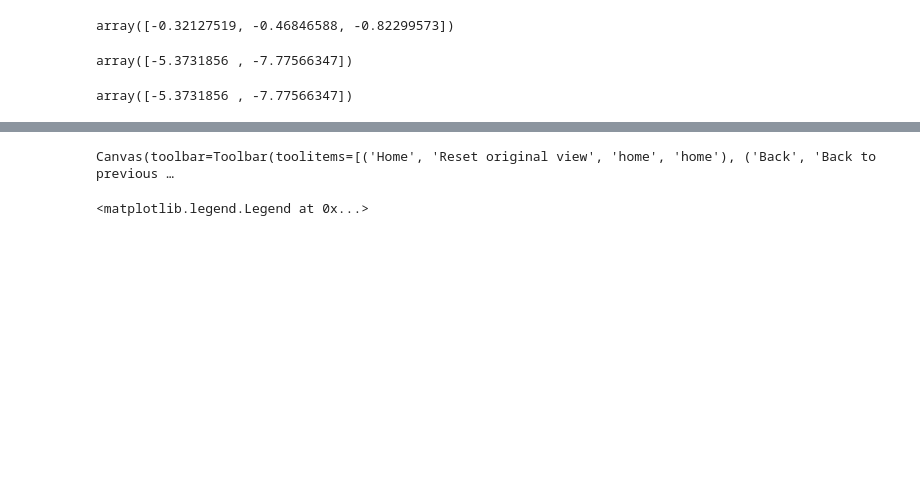
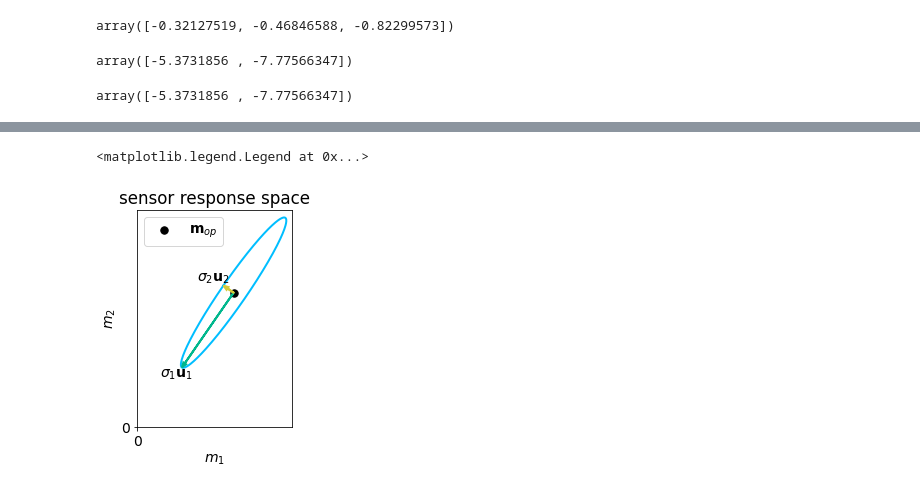
Before and after one commit to SimonEnsemble/unresponsive_directions_in_sensors, a Jupyter notebook: toy_mapping.ipynb, the cells around one changed output, grey strips where cells are left out. Cells and saved outputs as stored; diff of their text form; code cells hidden in the pictures; blank space fills up the shorter version.

```diff
--- a/toy_mapping.ipynb
+++ b/toy_mapping.ipynb
@@ -120,28 +120,28 @@ array([ 1.06248599,  0.92657691,  0.79007787,  0.65307579,  0.51565789,
 # %%
-def sketch_vector(x0, x, label=None, dx_mag=0.1):
-    plt.arrow(x0[0], x0[1], x[0], x[1], color="k", head_width=0.5, length_includes_head=True, lw=2)
+def sketch_vector(x0, x, label=None, dx_mag=0.1, color="k"):
+    plt.arrow(x0[0], x0[1], x[0], x[1], color=color, head_width=0.35, length_includes_head=True, lw=2)
     dx = dx_mag * x / np.linalg.norm(x)
     plt.text(x0[0] + x[0] + dx[0], x0[1] + x[1] + dx[1], label, ha="center", va="center")
 # %%
 m_op = np.array([10, 14])
 fig, ax = plt.subplots()
 plt.scatter(m_op[0], m_op[1], label="$\mathbf{m}_{op}$", color="k", s=55)
 plt.plot(x+m_op[0], y+m_op[1], color=cool_colors["blue"], zorder=0, lw=2)
 ax.set(xlabel="$m_1$", ylabel="$m_2$", title="sensor response space", xticks=[0], yticks=[0])
-sketch_vector(m_op, sigmas[0] * u1, label="$\sigma_1\mathbf{u}_1$", dx_mag=0.95)
-sketch_vector(m_op, sigmas[1] * u2, label="$\sigma_2\mathbf{u}_2$", dx_mag=1.25)
+sketch_vector(m_op, sigmas[0] * u1, label="$\sigma_1\mathbf{u}_1$", dx_mag=0.95, color=cool_colors["green"])
+sketch_vector(m_op, sigmas[1] * u2, label="$\sigma_2\mathbf{u}_2$", dx_mag=1.25, color=cool_colors["yellow"])
 
 # plt.arrow(m_op[0], m_op[1], sigmas[0] * u1[0], sigmas[0] * u1[1], head_width=0.5, length_includes_head=True, color="k")
 # plt.arrow(m_op[0], m_op[1], sigmas[1] * u2[0], sigmas[1] * u2[1], head_width=0.5, length_includes_head=True, color="k")
 # plt.text(x0[0] + x[0] + dx_label, x0[1] + x[1] + dx_label, label, ha="center", va="center")
 ax.set_aspect('equal', 'box')
 plt.xlim(xmin=0)
 plt.ylim(ymin=0)
-plt.savefig("toy_response_space.pdf", format="pdf")
+plt.savefig("toy_response_space.pdf", format="pdf", bbox_inches='tight')
 plt.legend()
 # %% [output]
-Canvas(toolbar=Toolbar(toolitems=[('Home', 'Reset original view', 'home', 'home'), ('Back', 'Back to previous …
+<matplotlib.legend.Legend at 0x...>
-<matplotlib.legend.Legend at 0x...>
+[figure, added]
 # %%
 fig, ax = plt.subplots(subplot_kw={"projection": "3d"})
 surf = ax.plot_surface(X, Y, Z, alpha=0.2, rstride=1, cstride=1, color=cool_colors["blue"])
```
Also changed, not shown: parts of 6 cells of this notebook, 2 other files.
